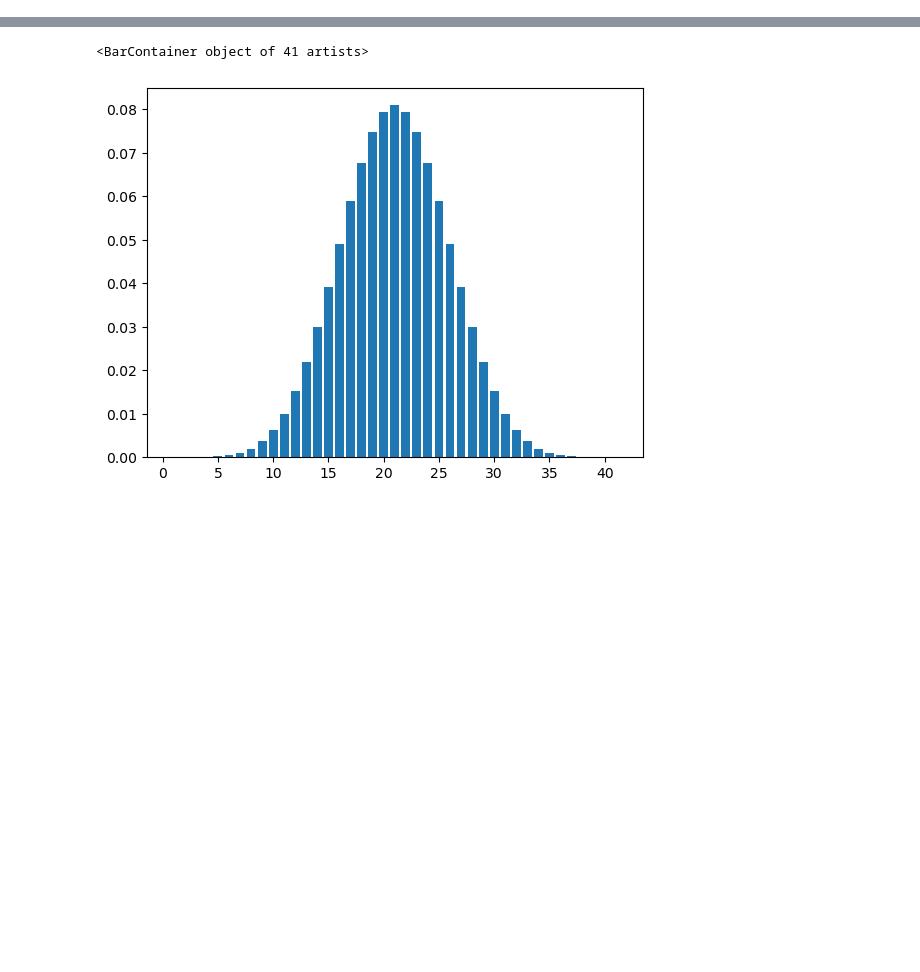
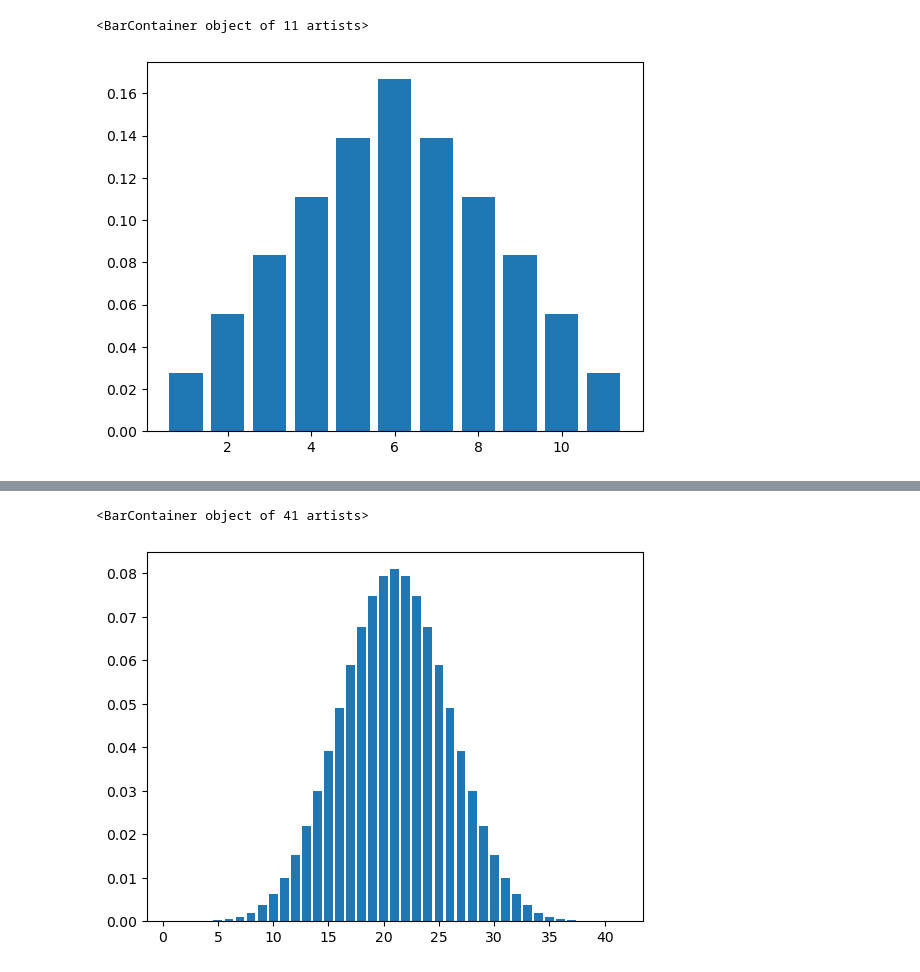
Before and after one commit to Megahertz512/Monte-carlo, a Jupyter notebook: sum_of_dices.ipynb, the cells around one changed output, grey strips where cells are left out. Cells and saved outputs as stored; diff of their text form; code cells hidden in the pictures; blank space fills up the shorter version.

```diff
--- a/sum_of_dices.ipynb
+++ b/sum_of_dices.ipynb
@@ -39,0 +47,7 @@ class Sumofdices:
+# %%
+a = Sumofdices(2)
+X = a.create_probablity()
+plt.bar(x = range(1 ,len(X) + 1) , height = X)
+# %% [output]
+<BarContainer object of 11 artists>
+[figure, added]
```
Also changed, not shown: parts of 2 cells of this notebook, 1 other file.
